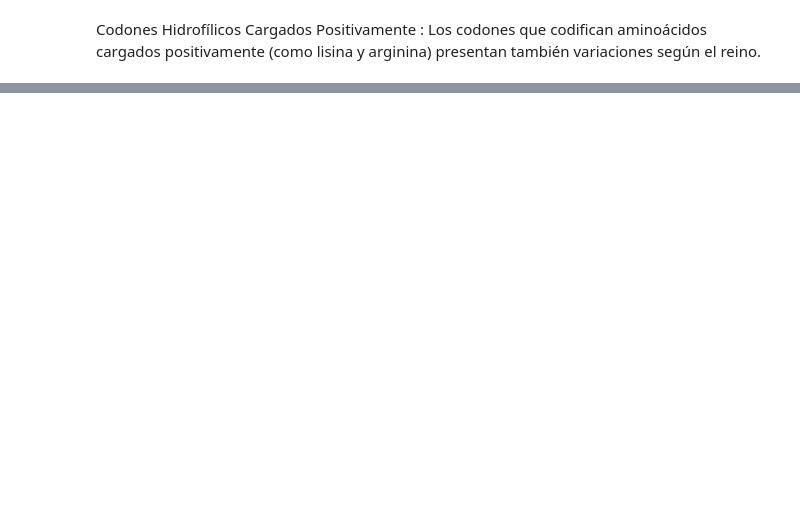
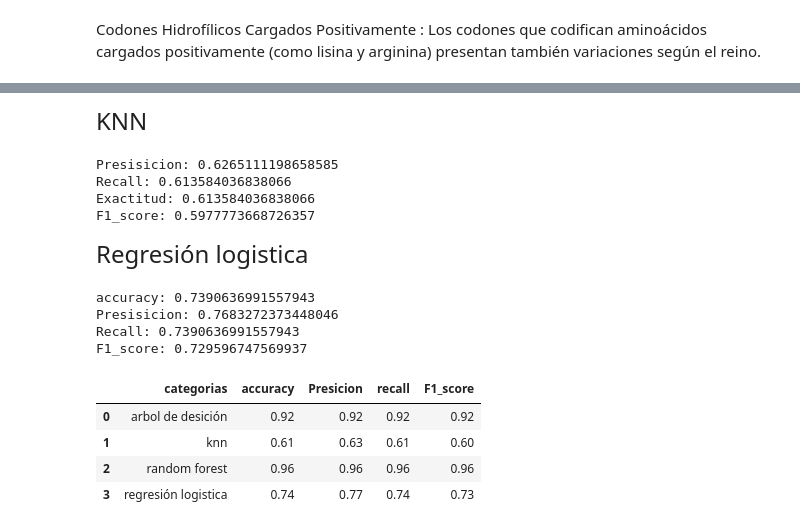
Before and after one commit to esconjaureguy/codon_usage, a Jupyter notebook: Predicción_Taxonómica_de_Especies_Usando_Frecuencias_de_Codones+_Esconajureguy_61190.ipynb, the cells around one changed output, grey strips where cells are left out. Cells and saved outputs as stored; diff of their text form; code cells hidden in the pictures; blank space fills up the shorter version.

```diff
--- a/Predicción_Taxonómica_de_Especies_Usando_Frecuencias_de_Codones+_Esconajureguy_61190.ipynb
+++ b/Predicción_Taxonómica_de_Especies_Usando_Frecuencias_de_Codones+_Esconajureguy_61190.ipynb
@@ -698,0 +893,60 @@ Los análisis univariado y bivariado ayudan a identificar patrones y relaciones
+# %% [markdown]
+<font size="5"> KNN
+# %%
+KNN = KNeighborsClassifier(n_neighbors=13)
+# Entrenar el clasificador con los datos de entrenamiento
+KNN.fit(X_train, y_train)
+
+# Predecir las etiquetas para los datos de prueba
+prediccionknn = KNN.predict(X_test)
+#exactitud
+accuracyknn= accuracy_score(y_test, prediccionknn)
+# Precision
+precisionknn = metrics.precision_score(y_test, prediccionknn, average='weighted')
+#recall
+recallknn = metrics.recall_score(y_test, prediccionknn, average='weighted')
+#F1_score
+f1knn =metrics.f1_score(y_test, prediccionknn, average='weighted')
+print("Presisicion:",precisionknn)
+print("Recall:",recallknn)
+print("Exactitud:", accuracyknn)
+print("F1_score:", f1knn )
+# %% [output]
+Presisicion: 0.6265111198658585
+Recall: 0.613584036838066
+Exactitud: 0.613584036838066
+F1_score: 0.5977773668726357
+# %% [markdown]
+<font size="5"> Regresión logistica
+# %%
+model = LogisticRegression(max_iter=10000, n_jobs=-1)
+model.fit(X_train, y_train)
+prediccioneslr = model.predict(X_test)
+#predicciones
+accuracyklg= accuracy_score(y_test, prediccioneslr)
+# Precision
+precisionlg = metrics.precision_score(y_test, prediccioneslr, average='weighted', zero_division=1)
+#recall
+recalllg = metrics.recall_score(y_test, prediccioneslr, average='weighted')
+#F1_score
+f1rl =metrics.f1_score(y_test, prediccioneslr, average='weighted')
+print("accuracy:",accuracyklg)
+print("Presisicion:",precisionlg)
+print("Recall:",recalllg)
+print("F1_score:", f1rl )
+# %% [output]
+accuracy: 0.7390636991557943
+Presisicion: 0.7683272373448046
+Recall: 0.7390636991557943
+F1_score: 0.729596747569937
+# %%
+#armamos un cuadro de cpmparcion de los modelos
+Datos= {"categorias": ["arbol de desición", "knn", "random forest", "regresión logistica"], "accuracy":[accuracyad, accuracyknn, accuryacrf, accuracyklg],
+        "Presicion":[precision, precisionknn, precisionrf, precisionlg], "recall":[recall, recallknn, recallrf, recalllg ], "F1_score":[f1, f1knn, f1rf, f1rl] }
+pd.DataFrame(Datos). round(2)
+# %% [output]
+|  | categorias | accuracy | Presicion | recall | F1_score |
+| 0 | arbol de desición | 0.92 | 0.92 | 0.92 | 0.92 |
+| 1 | knn | 0.61 | 0.63 | 0.61 | 0.60 |
+| 2 | random forest | 0.96 | 0.96 | 0.96 | 0.96 |
+| 3 | regresión logistica | 0.74 | 0.77 | 0.74 | 0.73 |
```
Also changed, not shown: parts of 46 cells of this notebook.
